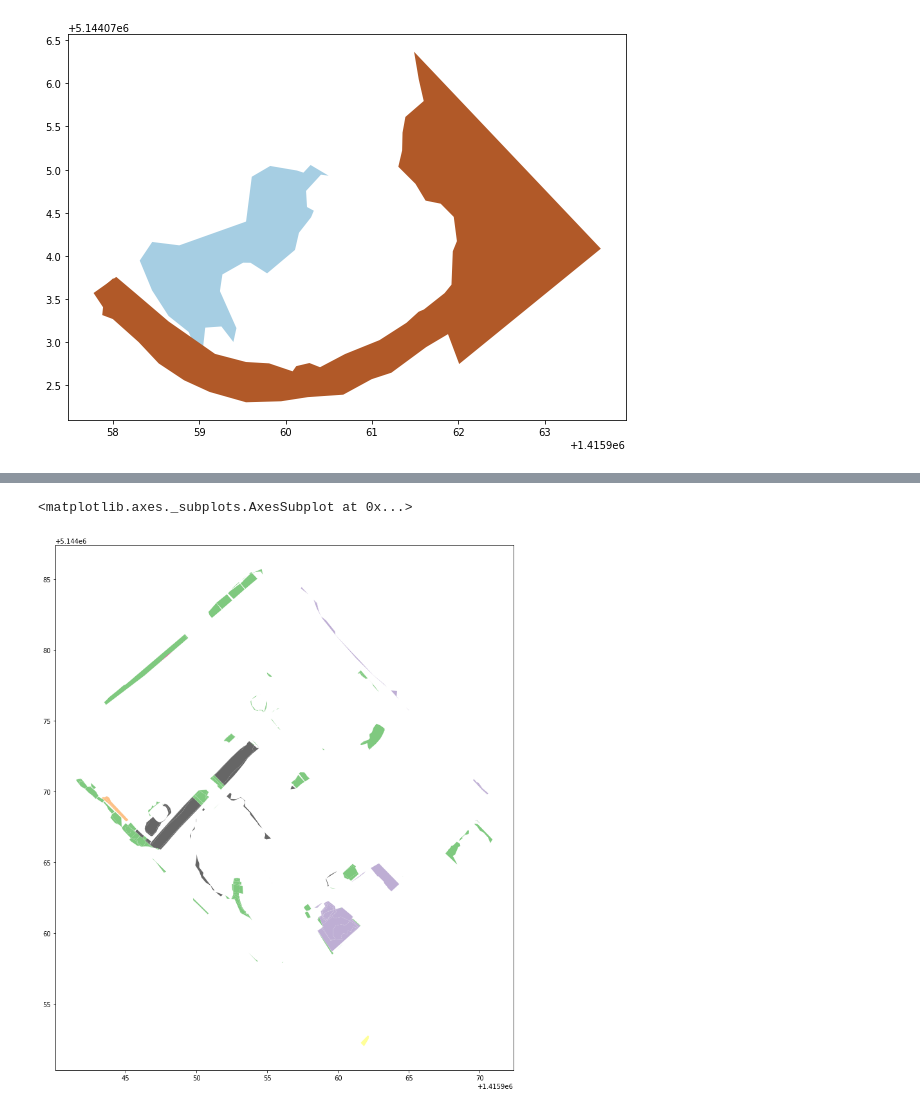
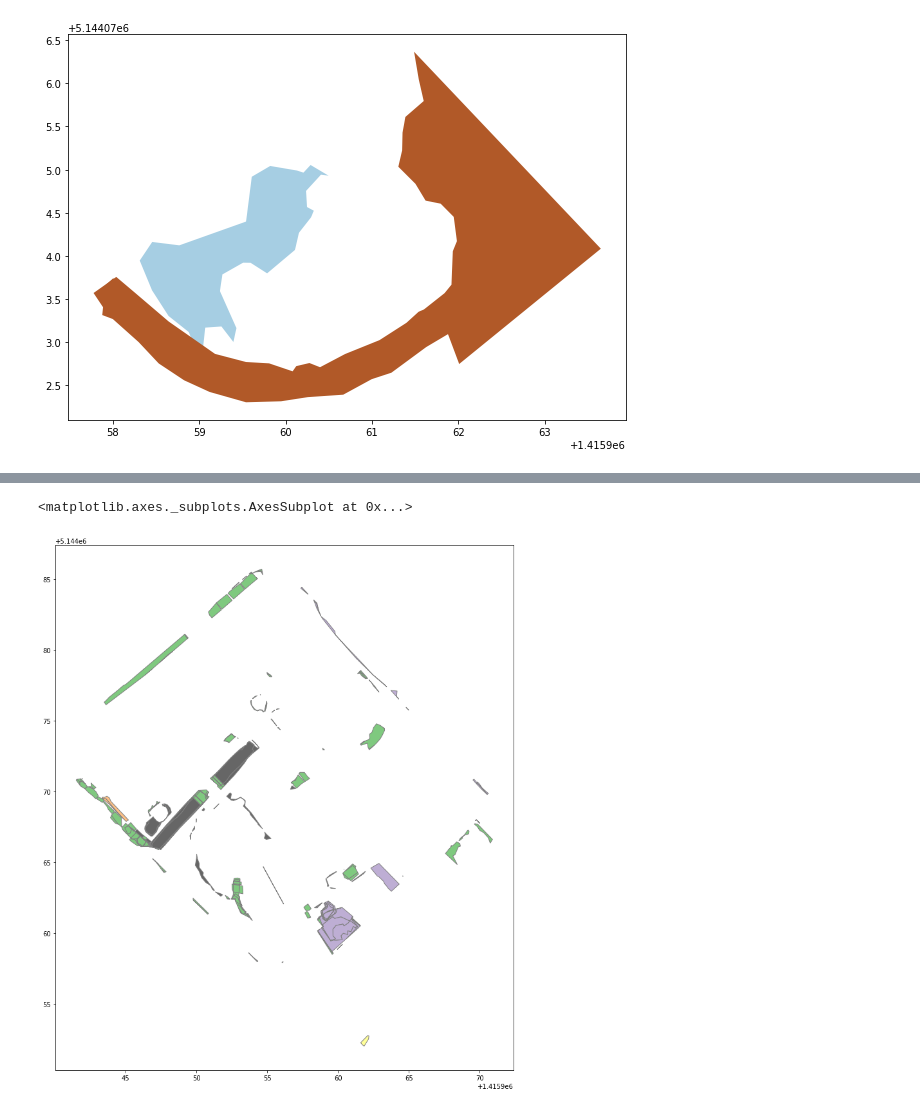
Before and after one commit to ropitz/spatialarchaeology, a Jupyter notebook: 1_spatialarchaeology.ipynb, the cells around one changed output, grey strips where cells are left out. Cells and saved outputs as stored; diff of their text form; code cells hidden in the pictures.

```diff
--- a/1_spatialarchaeology.ipynb
+++ b/1_spatialarchaeology.ipynb
@@ -286,8 +287,8 @@ geopandas.overlay(gabii_areaB_constructions, gabii_areaB_cuts, how='intersection
 # %%
-# For fun, here are all the places our construction features intersect with cuts. Our site is like swiss cheese.
-geopandas.overlay(gabii_areaB_constructions, gabii_areaB_cuts, how='intersection').plot(column='SHAPE_Area', cmap='Accent', figsize=(15, 15))
+#Now draw all the places our construction features intersect with cuts. Our site is like swiss cheese.
+gpd.overlay(gabii_areaB_constructions, gabii_areaB_cuts, how='intersection').plot(column='SHAPE_Area', cmap='Accent', edgecolor='grey', figsize=(15, 15))
 #You'll notice I picked a differnt colour map this time, and made the figure a bit larger.
 # %% [output]
 <matplotlib.axes._subplots.AxesSubplot at 0x...>
-[figure, old version]
+[figure, new version]
 # %% [markdown]
```
Also changed, not shown: parts of 41 cells of this notebook.
